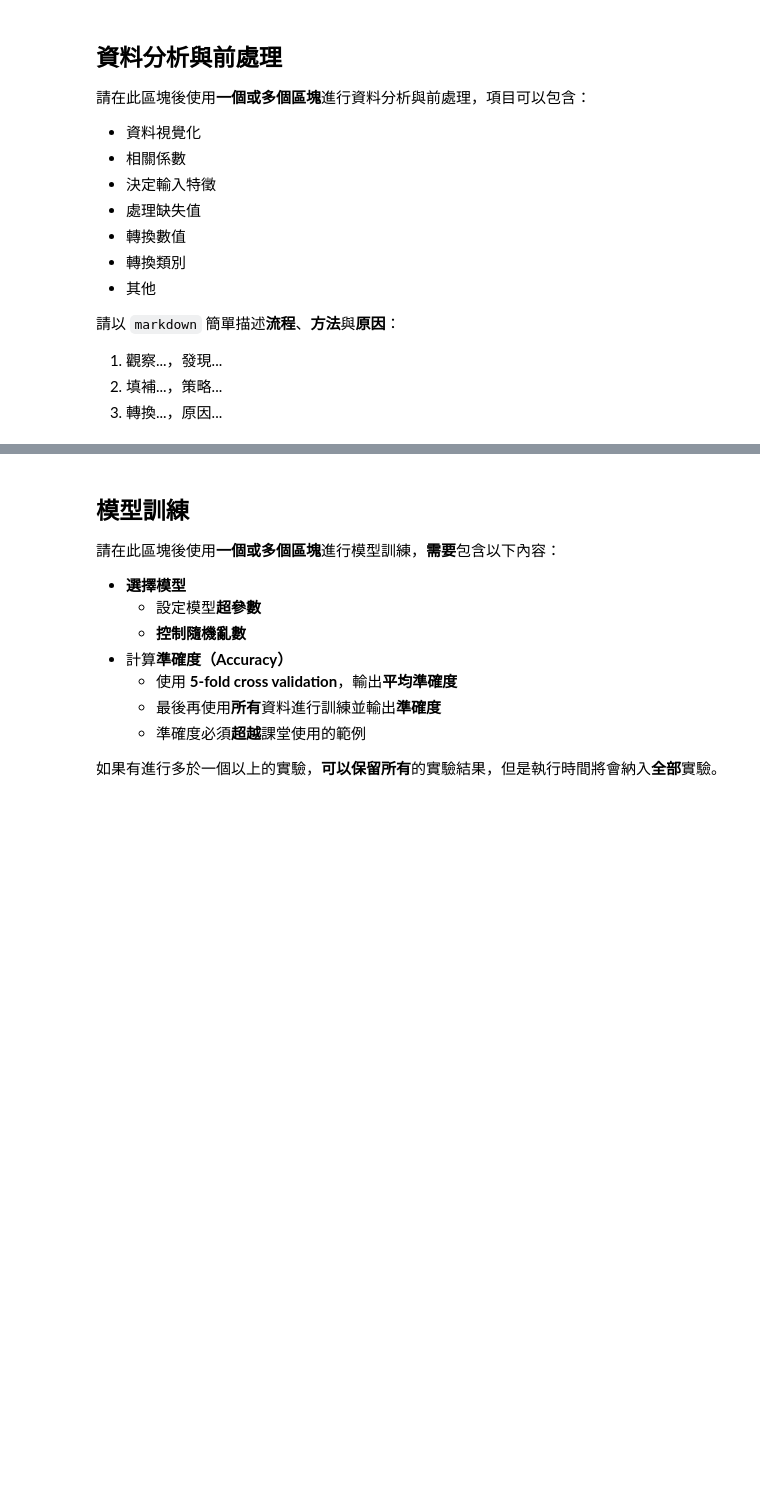
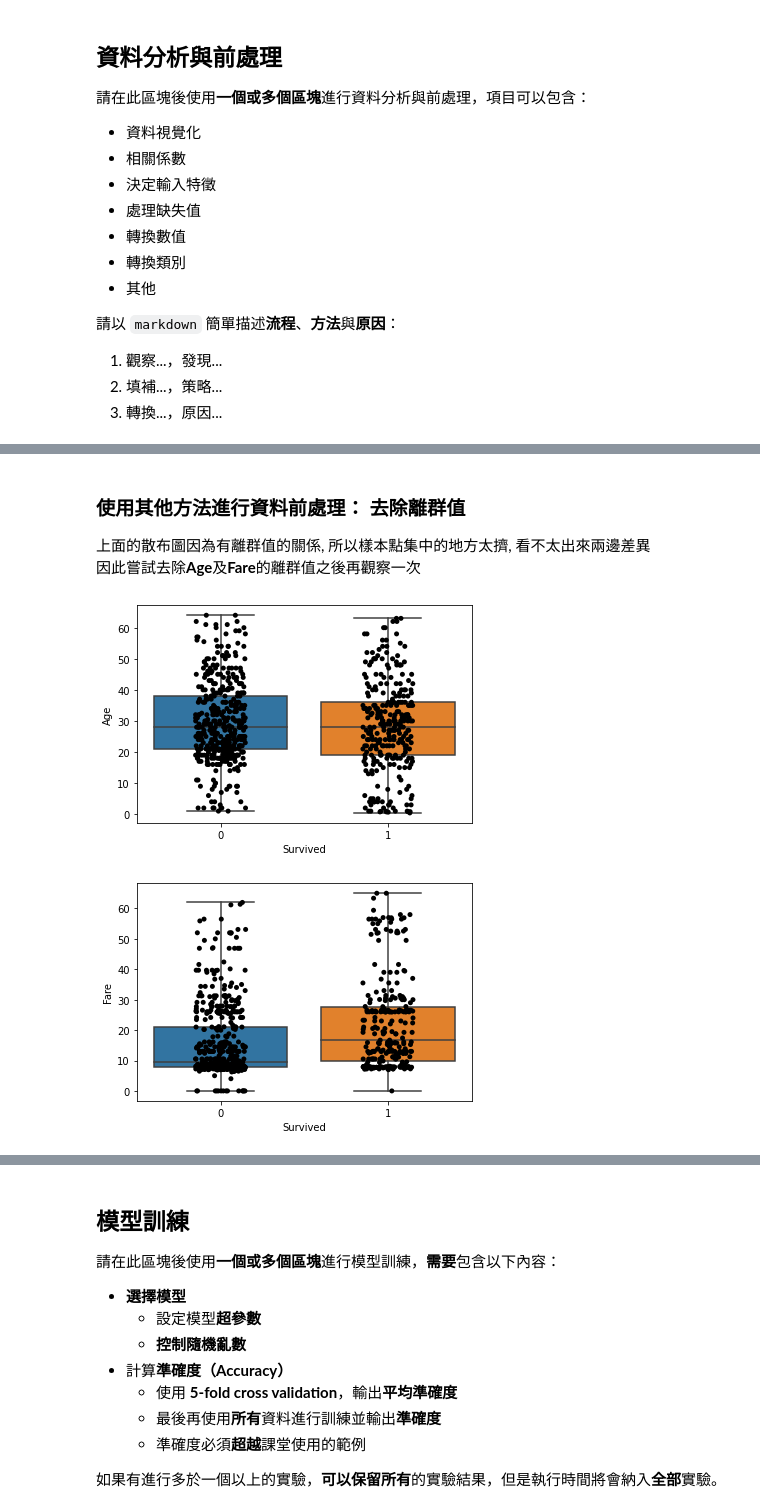
Before and after one commit to JCP1014/Titanic-Survivor-Prediction, a Jupyter notebook: main.ipynb, the cells around one changed output, grey strips where cells are left out. Drawn from its saved outputs; the diff is of its cells as text; code cells hidden in the pictures; blank space fills up the shorter version.

```diff
--- a/main.ipynb
+++ b/main.ipynb
@@ -251,0 +335,23 @@ train_y = df['Survived']                       # 取出訓練資料的答案
+# %% [markdown]
+### 使用其他方法進行資料前處理： 去除離群值
+上面的散布圖因為有離群值的關係, 所以樣本點集中的地方太擠, 看不太出來兩邊差異
+因此嘗試去除**Age**及**Fare**的離群值之後再觀察一次
+# %%
+# 去除離群值並再畫一次散布圖
+def removeOutlier(feature):
+  q1 = df[feature].describe()['25%']
+  q3 = df[feature].describe()['75%']
+  low = q1 - 1.5 * (q3 - q1)
+  high = q3 + 1.5 * (q3 - q1)
+  tmp = df[(df[feature] >= low) & (df[feature] <= high)]
+  ax = sns.boxplot(x="Survived", y=feature, data=tmp, whis=np.inf)
+  ax = sns.stripplot(x='Survived', y=feature, data=tmp, color='0', jitter=0.15)
+  plt.show()
+  print()
+
+
+removeOutlier('Age')
+removeOutlier('Fare')
+# %% [output]
+[figure, added]
+[figure, added]
```
Also changed, not shown: parts of 29 cells of this notebook, 1 other file.
